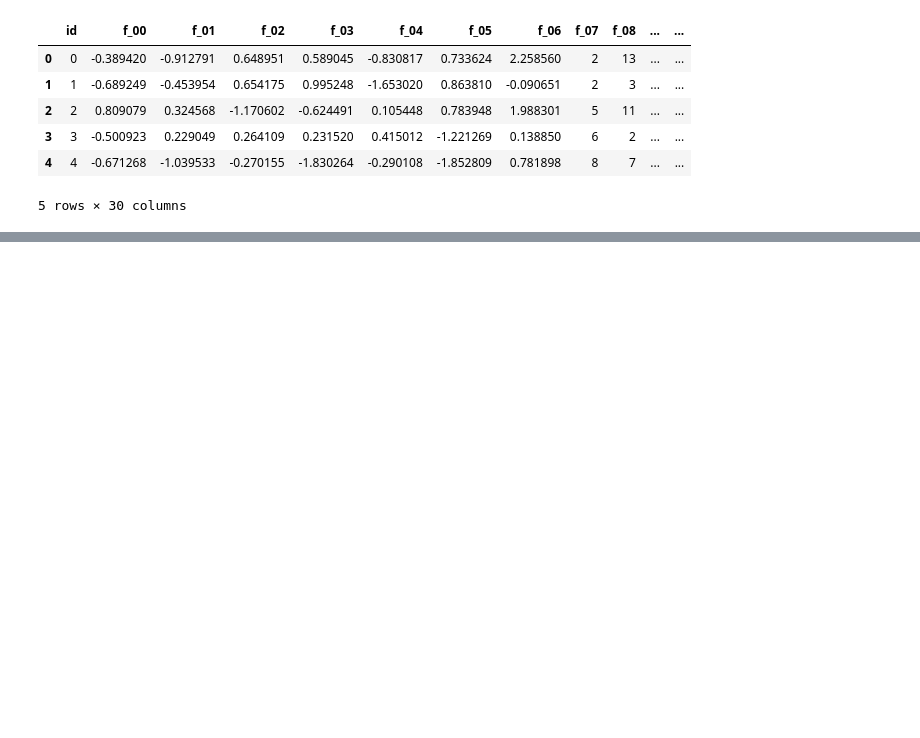
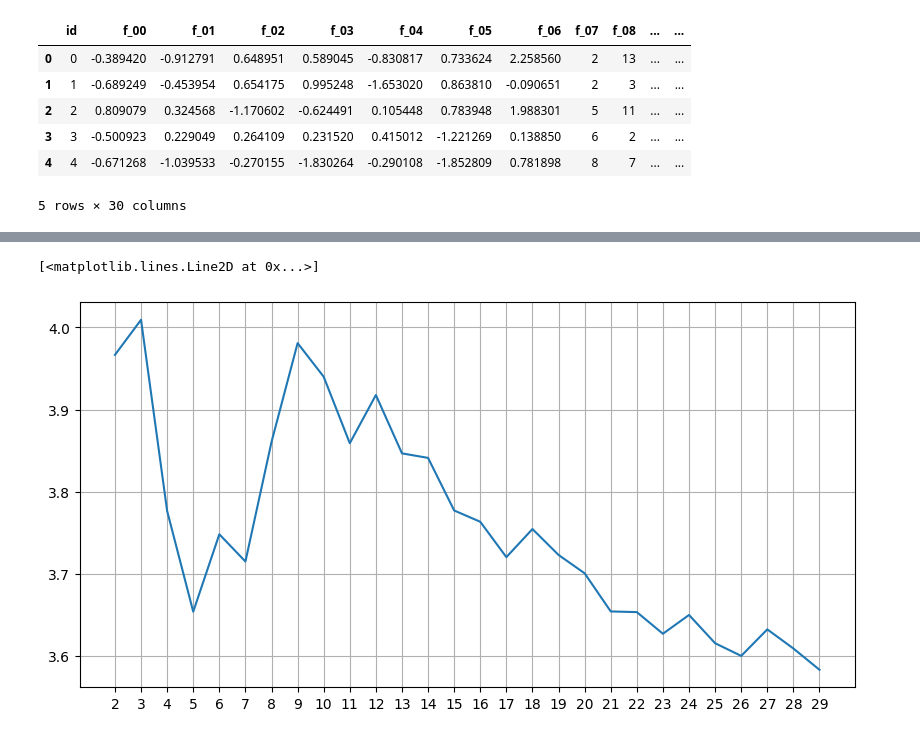
Before and after one commit to elissa-c/university, a Jupyter notebook: Tabular playground/Classification.ipynb, the cells around one changed output, grey strips where cells are left out. Cells and saved outputs as stored; diff of their text form; code cells hidden in the pictures; blank space fills up the shorter version.

```diff
--- a/Tabular playground/Classification.ipynb
+++ b/Tabular playground/Classification.ipynb
@@ -19,0 +108,10 @@ norm = MinMaxScaler(feature_range=(0,1)).fit(data)
+# %%
+scores2 = []
+
+for k in range(2, 30):
+    kmeans = KMeans(n_clusters=k)
+    print(k)
+    labels = kmeans.fit_predict(minmax)
+    score = davies_bouldin_score(minmax, labels)
+    print(score)
+    scores2.append((k, score))
@@ -19,0 +143,11 @@ norm = MinMaxScaler(feature_range=(0,1)).fit(data)
+# %%
+ax_x, ax_y = zip(*scores2)
+
+fig = plt.figure(figsize=(10,5))
+ax = plt.axes()
+plt.xticks(range(2, 30))
+plt.grid()
+plt.plot(ax_x, ax_y)
+# %% [output]
+[<matplotlib.lines.Line2D at 0x...>]
+[figure, added]
```
Also changed, not shown: parts of 9 cells of this notebook.
